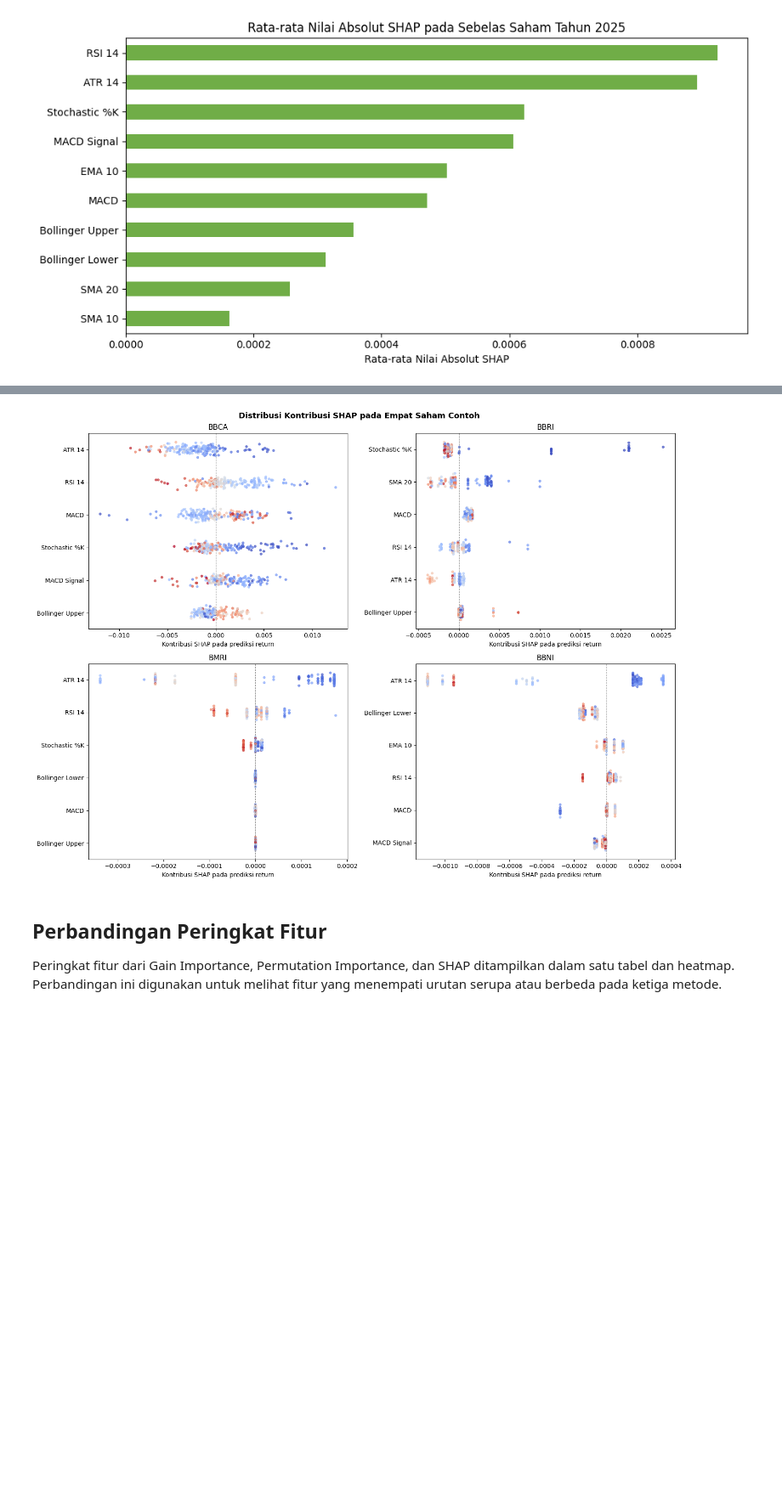
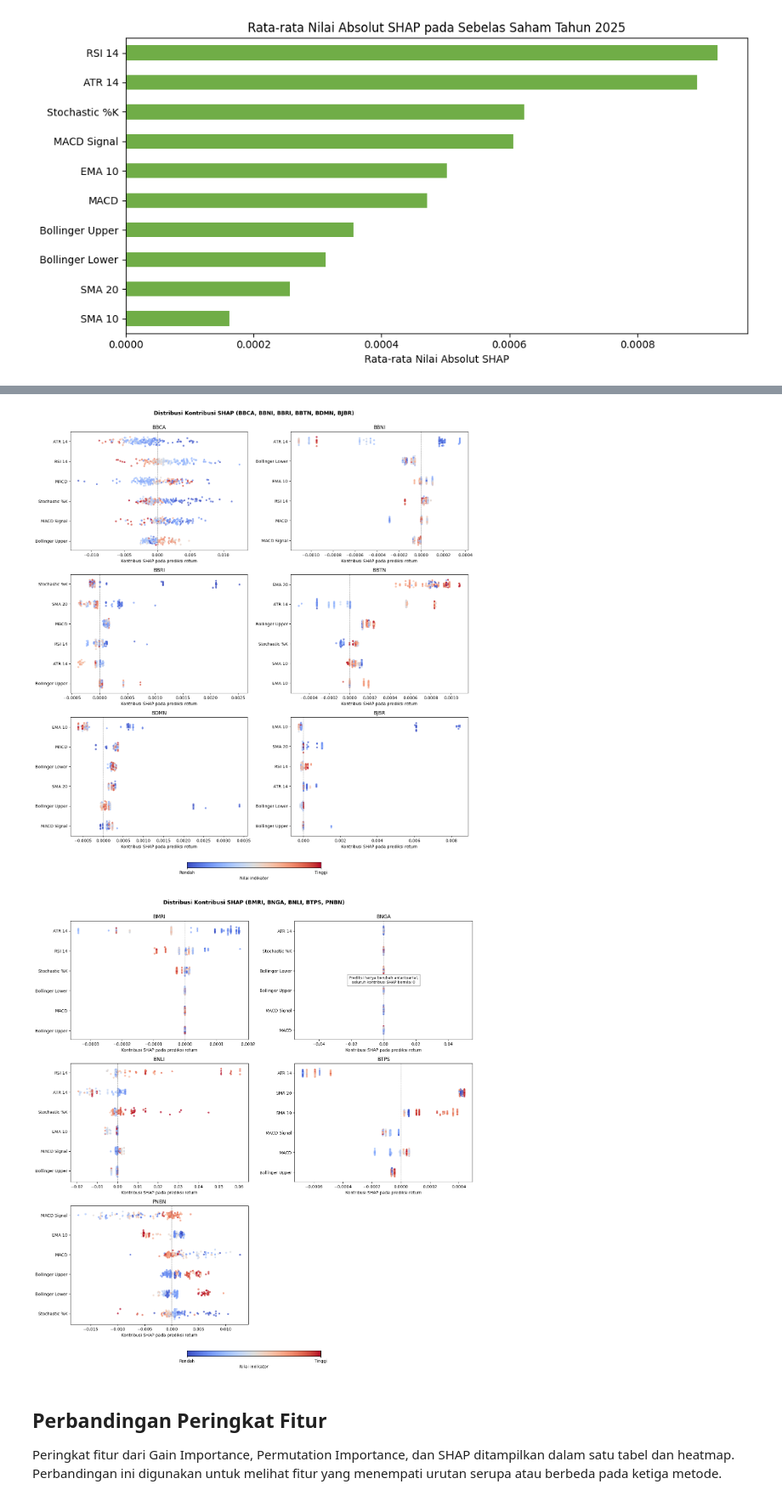
Before and after one commit to jamesadrn/solyn, a Jupyter notebook: notebooks/04_interpretabilitas.ipynb, the cells around one changed output, grey strips where cells are left out. Shown at 85% size. Saved outputs shown, nothing was run; the diff lists cells and outputs as text; code cells hidden in the pictures; blank space fills up the shorter version.

```diff
--- a/notebooks/04_interpretabilitas.ipynb
+++ b/notebooks/04_interpretabilitas.ipynb
@@ -51,8 +51,9 @@ plot_sample_size = 200
 # memilih enam fitur dengan rata-rata nilai absolut SHAP tertinggi
 plot_feature_count = 6
 
-# memilih empat saham untuk contoh grafik SHAP
-example_tickers = ["BBCA", "BBRI", "BMRI", "BBNI"]
+# folder gambar yang dipakai pada dokumen
+figure_dir = output_dir / "figures"
+figure_dir.mkdir(parents=True, exist_ok=True)
 
 # merapikan nama fitur pada grafik dan tabel
 display_names = {
@@ -273,30 +277,47 @@ BBCA, BBRI, BMRI, dan BBNI digunakan sebagai contoh untuk menampilkan sebaran ko
 # %%
-# grafik sebaran SHAP untuk 4 saham contoh, 6 fitur teratas tiap saham
+# grafik sebaran SHAP untuk sebelas saham, dibagi dua gambar
 # warna titik itu nilai fitur, merah tinggi dan biru rendah
-fig, axes = plt.subplots(2, 2, figsize=(15, 11))
 random_generator = np.random.default_rng(random_seed)
-# satu panel untuk tiap saham contoh
-for axis, ticker in zip(axes.flat, example_tickers):
-    mean_abs = np.abs(shap_rows[ticker]).mean(axis=0)
-    top_indices = np.argsort(mean_abs)[-plot_feature_count:]
-    for position, feature_index in enumerate(top_indices):
-        values = shap_rows[ticker][:, feature_index]
-        sample_size = min(plot_sample_size, len(values))
-        # mengambil sampel untuk grafik tanpa mengubah hasil perhitungan SHAP
-        sample = random_generator.choice(len(values), size=sample_size, replace=False)
-        # menggeser posisi titik sedikit dengan jitter agar titik yang berdekatan terlihat
-        jitter = random_generator.normal(0, 0.08, size=sample_size)
-        color_values = feature_rows[ticker][sample, feature_index]
-        axis.scatter(values[sample], position + jitter, c=color_values, cmap="coolwarm", s=12, alpha=0.65)
-    axis.set_yticks(range(len(top_indices)), [display_names.get(features[index], features[index]) for index in top_indices])
-    axis.axvline(0, color="gray", linestyle="--", linewidth=0.8)
-    axis.set_title(ticker)
-    axis.set_xlabel("Kontribusi SHAP pada prediksi return")
-fig.suptitle("Distribusi Kontribusi SHAP pada Empat Saham Contoh", fontsize=13, fontweight="bold")
-fig.tight_layout()
-plt.show()
+ticker_groups = [tickers[:6], tickers[6:]]
+for part, group in enumerate(ticker_groups, start=1):
+    fig, axes = plt.subplots(3, 2, figsize=(15, 16))
+    # satu panel untuk tiap saham
+    for axis, ticker in zip(axes.flat, group):
+        ticker_shap = shap_rows[ticker]
+        mean_abs = np.abs(ticker_shap).mean(axis=0)
+        top_indices = np.argsort(mean_abs, kind="stable")[-plot_feature_count:]
+        for position, feature_index in enumerate(top_indices):
+            values = ticker_shap[:, feature_index]
+            sample_size = min(plot_sample_size, len(values))
+            # mengambil sampel untuk grafik tanpa mengubah hasil perhitungan SHAP
+            sample = random_generator.choice(len(values), size=sample_size, replace=False)
+            # menggeser posisi titik sedikit dengan jitter agar titik yang berdekatan terlihat
+            jitter = random_generator.normal(0, 0.08, size=sample_size)
+            color_values = feature_rows[ticker][sample, feature_index]
+            axis.scatter(values[sample], position + jitter, c=color_values, cmap="coolwarm", s=12, alpha=0.65)
+        axis.set_yticks(range(len(top_indices)), [display_names.get(features[index], features[index]) for index in top_indices])
+        axis.axvline(0, color="gray", linestyle="--", linewidth=0.8)
+        axis.set_title(ticker)
+        axis.set_xlabel("Kontribusi SHAP pada prediksi return")
+        # saham yang seluruh kontribusinya nol diberi keterangan
+        if np.allclose(ticker_shap, 0.0):
+            axis.text(0.5, 0.5, "Prediksi hanya berubah antarkuartal,\nseluruh kontribusi SHAP bernilai 0",
+                      transform=axis.transAxes, ha="center", va="center", fontsize=9,
+                      bbox={"facecolor": "white", "edgecolor": "gray"})
+    for unused_axis in axes.flat[len(group):]:
+        unused_axis.set_visible(False)
+    fig.suptitle(f"Distribusi Kontribusi SHAP ({', '.join(group)})", fontsize=13, fontweight="bold")
+    fig.tight_layout(rect=(0, 0.05, 1, 0.98))
+    # skala warna nilai indikator di bawah grafik
+    color_axis = fig.add_axes((0.35, 0.02, 0.3, 0.012))
+    color_bar = fig.colorbar(plt.cm.ScalarMappable(cmap="coolwarm"), cax=color_axis, orientation="horizontal", ticks=[0, 1])
+    color_bar.ax.set_xticklabels(["Rendah", "Tinggi"])
+    color_bar.set_label("Nilai indikator")
+    fig.savefig(figure_dir / f"gambar_shap_bagian{part}.png", dpi=200, bbox_inches="tight")
+    plt.show()
 # %% [output]
-[figure, old version]
+[figure, new version]
+[figure, added]
 # %% [markdown]
 ## Perbandingan Peringkat Fitur
 
```
Also changed, not shown: parts of 4 cells of this notebook, 16 other files.
